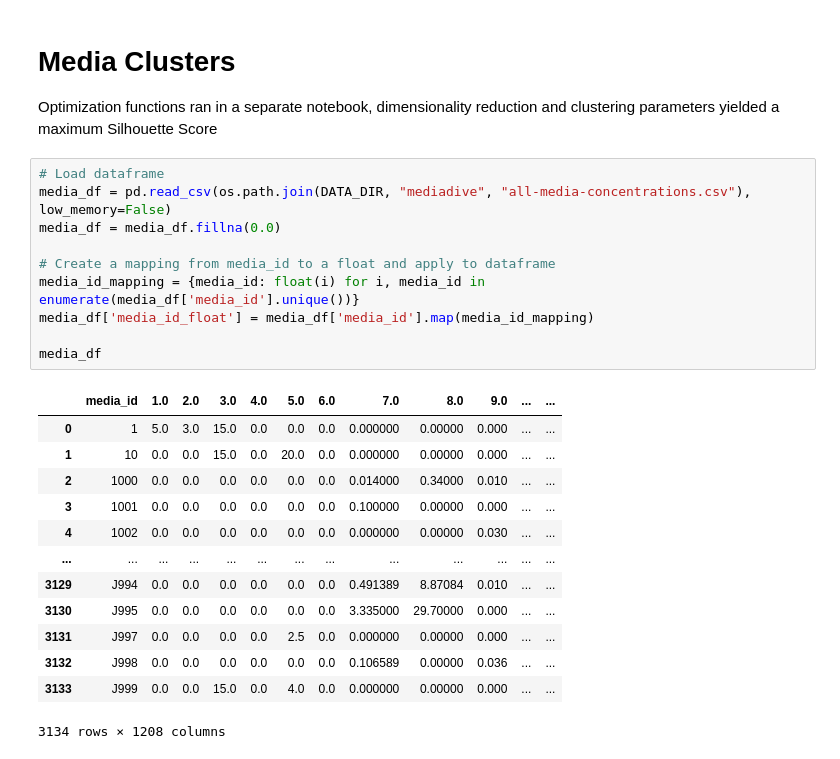
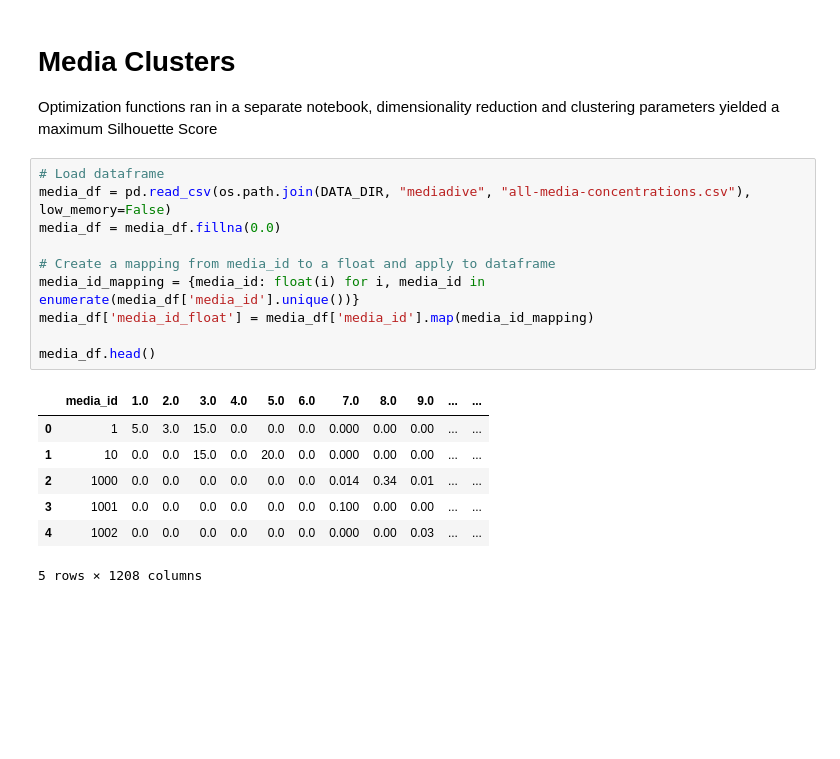
Before and after one commit to giovannellilab/media-prediction, a Jupyter notebook: notebooks/04-Model-Eval.ipynb, the cells around one changed output. Saved outputs shown, nothing was run; the diff lists cells and outputs as text; blank space fills up the shorter version.

```diff
--- a/notebooks/04-Model-Eval.ipynb
+++ b/notebooks/04-Model-Eval.ipynb
@@ -380,24 +368,18 @@ Optimization functions ran in a separate notebook, dimensionality reduction and
 # %%
 # Load dataframe
 media_df = pd.read_csv(os.path.join(DATA_DIR, "mediadive", "all-media-concentrations.csv"), low_memory=False)
 media_df = media_df.fillna(0.0)
 
 # Create a mapping from media_id to a float and apply to dataframe
 media_id_mapping = {media_id: float(i) for i, media_id in enumerate(media_df['media_id'].unique())}
 media_df['media_id_float'] = media_df['media_id'].map(media_id_mapping)
 
-media_df
+media_df.head()
 # %% [output]
 |  | media_id | 1.0 | 2.0 | 3.0 | 4.0 | 5.0 | 6.0 | 7.0 | 8.0 | 9.0 | ... | ... |
-| 0 | 1 | 5.0 | 3.0 | 15.0 | 0.0 | 0.0 | 0.0 | 0.000000 | 0.00000 | 0.000 | ... | ... |
-| 1 | 10 | 0.0 | 0.0 | 15.0 | 0.0 | 20.0 | 0.0 | 0.000000 | 0.00000 | 0.000 | ... | ... |
-| 2 | 1000 | 0.0 | 0.0 | 0.0 | 0.0 | 0.0 | 0.0 | 0.014000 | 0.34000 | 0.010 | ... | ... |
-| 3 | 1001 | 0.0 | 0.0 | 0.0 | 0.0 | 0.0 | 0.0 | 0.100000 | 0.00000 | 0.000 | ... | ... |
-| 4 | 1002 | 0.0 | 0.0 | 0.0 | 0.0 | 0.0 | 0.0 | 0.000000 | 0.00000 | 0.030 | ... | ... |
-| ... | ... | ... | ... | ... | ... | ... | ... | ... | ... | ... | ... | ... |
-| 3129 | J994 | 0.0 | 0.0 | 0.0 | 0.0 | 0.0 | 0.0 | 0.491389 | 8.87084 | 0.010 | ... | ... |
-| 3130 | J995 | 0.0 | 0.0 | 0.0 | 0.0 | 0.0 | 0.0 | 3.335000 | 29.70000 | 0.000 | ... | ... |
-| 3131 | J997 | 0.0 | 0.0 | 0.0 | 0.0 | 2.5 | 0.0 | 0.000000 | 0.00000 | 0.000 | ... | ... |
-| 3132 | J998 | 0.0 | 0.0 | 0.0 | 0.0 | 0.0 | 0.0 | 0.106589 | 0.00000 | 0.036 | ... | ... |
-| 3133 | J999 | 0.0 | 0.0 | 15.0 | 0.0 | 4.0 | 0.0 | 0.000000 | 0.00000 | 0.000 | ... | ... |
+| 0 | 1 | 5.0 | 3.0 | 15.0 | 0.0 | 0.0 | 0.0 | 0.000 | 0.00 | 0.00 | ... | ... |
+| 1 | 10 | 0.0 | 0.0 | 15.0 | 0.0 | 20.0 | 0.0 | 0.000 | 0.00 | 0.00 | ... | ... |
+| 2 | 1000 | 0.0 | 0.0 | 0.0 | 0.0 | 0.0 | 0.0 | 0.014 | 0.34 | 0.01 | ... | ... |
+| 3 | 1001 | 0.0 | 0.0 | 0.0 | 0.0 | 0.0 | 0.0 | 0.100 | 0.00 | 0.00 | ... | ... |
+| 4 | 1002 | 0.0 | 0.0 | 0.0 | 0.0 | 0.0 | 0.0 | 0.000 | 0.00 | 0.03 | ... | ... |
-3134 rows × 1208 columns
+5 rows × 1208 columns
```
Also changed, not shown: parts of 19 cells of this notebook, 1 other file.
